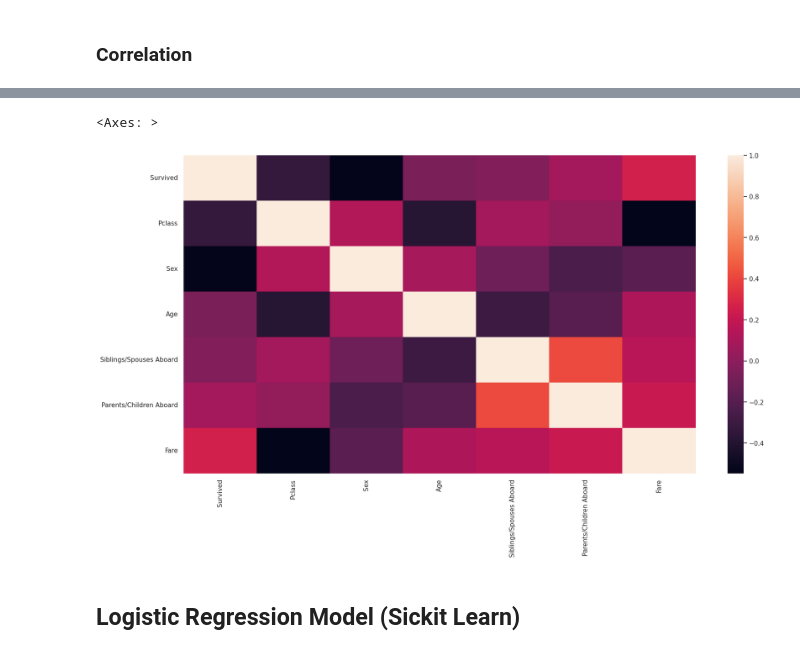
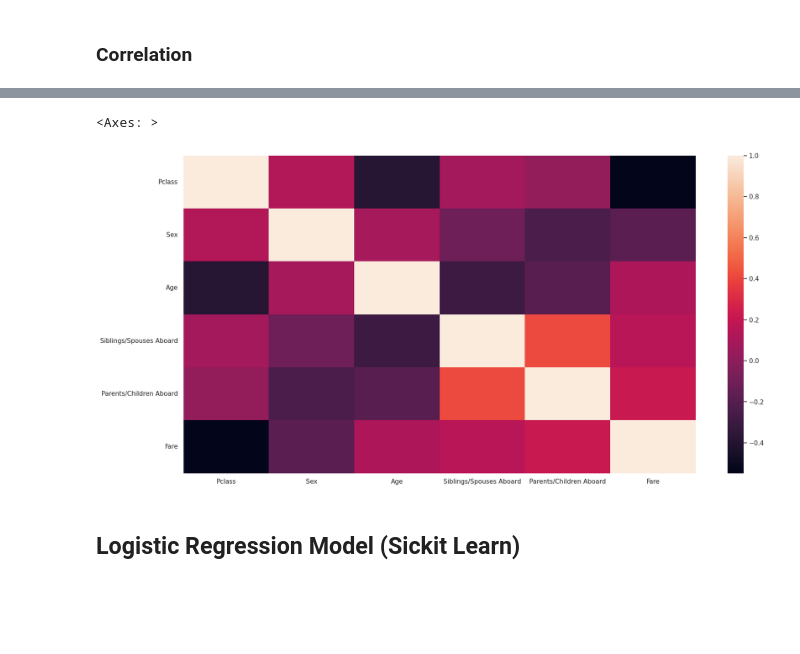
Before and after one commit to MouhtaramSoufiane/Projets-Machine-Learning, a Jupyter notebook: LOGISTIQUE_REGRESSION_SKLearn_FromScratch.ipynb, the cells around one changed output, grey strips where cells are left out. Saved outputs shown, nothing was run; the diff lists cells and outputs as text; code cells hidden in the pictures; blank space fills up the shorter version.

```diff
--- a/LOGISTIQUE_REGRESSION_SKLearn_FromScratch.ipynb
+++ b/LOGISTIQUE_REGRESSION_SKLearn_FromScratch.ipynb
@@ -230,0 +235,10 @@ Label Encoded Data:
+# %%
+from sklearn.preprocessing import StandardScaler
+# initialize the scaler
+scaler = StandardScaler()
+
+# Apply the transormation
+
+
+titanicStandarized =scaler.fit_transform(titanic_copy.drop('Survived',axis=1))
+titanicStandarized[0]
@@ -230,0 +250,4 @@ Label Encoded Data:
+# %%
+titanic_v2=pd.DataFrame(titanicStandarized,columns=['Pclass',	'Sex',	'Age','Siblings/Spouses Aboard','Parents/Children Aboard','Fare'])
+
+titanic_v2
@@ -253,9 +285,9 @@ corr_matrix
 # %%
 plt.rcParams['figure.figsize'] = 20,10  # control plot sizeimport seaborn as sns
-sns.heatmap(titanic_copy.corr())
+sns.heatmap(titanic_v2.corr())
 # %% [output]
 <Axes: >
-[figure, old version]
+[figure, new version]
 # %% [markdown]
 ## Logistic Regression Model (Sickit Learn)
 # %% [markdown]
```
Also changed, not shown: parts of 31 cells of this notebook.
